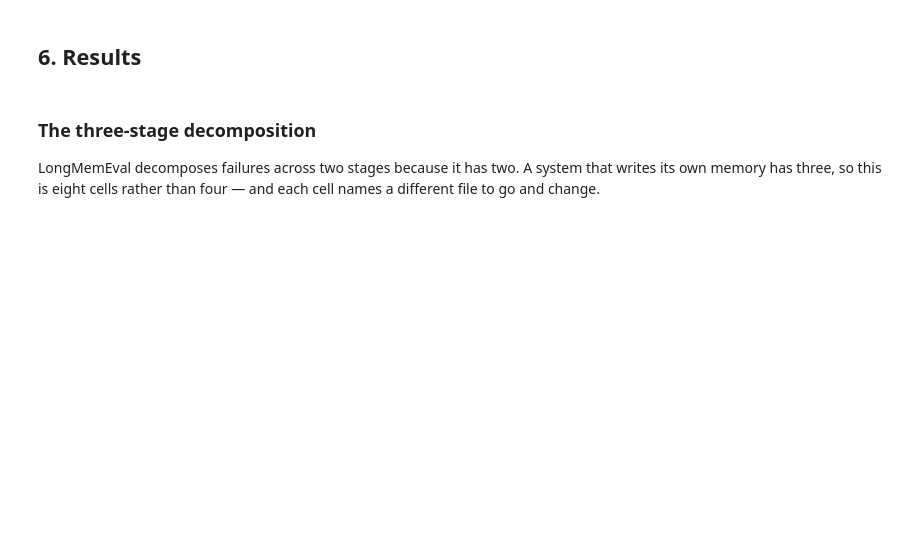
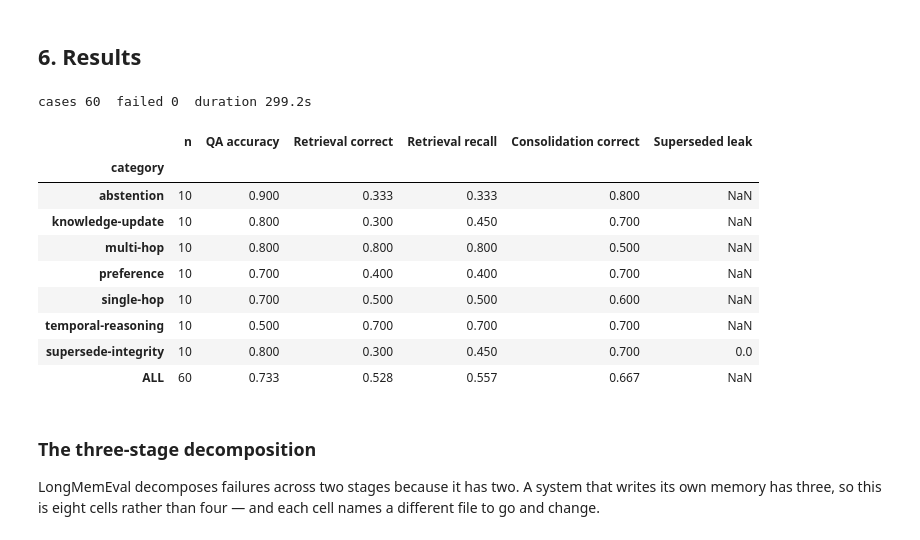
Before and after one commit to giurlanda/deep-memory-agent, a Jupyter notebook: benchmark/run_benchmark.ipynb, the cells around one changed output. Cells and saved outputs as stored; diff of their text form; code cells hidden in the pictures; blank space fills up the shorter version.

```diff
--- a/benchmark/run_benchmark.ipynb
+++ b/benchmark/run_benchmark.ipynb
@@ -186,18 +239,32 @@ print(f"\nwrote {EXPERIMENT_ROOT / 'result.json'}")
 # %% [markdown]
 ## 6. Results
 # %%
+import json
+
 import pandas as pd
 
 from dma_bench.report import category_table, cost_table, decomposition_table
 
 pd.set_option("display.width", 140)
-summary = experiment.summary
+summary = load_summary(EXPERIMENT_ROOT / "result.json")
 
 print(
     f"cases {summary['cases']}  failed {summary['failed_cases']}  "
     f"duration {summary.get('duration_s', 0)}s\n"
 )
 category_table(summary).round(3)
+# %% [output]
+cases 60  failed 0  duration 299.2s
+|  | n | QA accuracy | Retrieval correct | Retrieval recall | Consolidation correct | Superseded leak |
+| category |  |  |  |  |  |  |
+| abstention | 10 | 0.900 | 0.333 | 0.333 | 0.800 | NaN |
+| knowledge-update | 10 | 0.800 | 0.300 | 0.450 | 0.700 | NaN |
+| multi-hop | 10 | 0.800 | 0.800 | 0.800 | 0.500 | NaN |
+| preference | 10 | 0.700 | 0.400 | 0.400 | 0.700 | NaN |
+| single-hop | 10 | 0.700 | 0.500 | 0.500 | 0.600 | NaN |
+| temporal-reasoning | 10 | 0.500 | 0.700 | 0.700 | 0.700 | NaN |
+| supersede-integrity | 10 | 0.800 | 0.300 | 0.450 | 0.700 | 0.0 |
+| ALL | 60 | 0.733 | 0.528 | 0.557 | 0.667 | NaN |
 # %% [markdown]
 ### The three-stage decomposition
 
```
Also changed, not shown: parts of 14 cells of this notebook, 8 other files.
